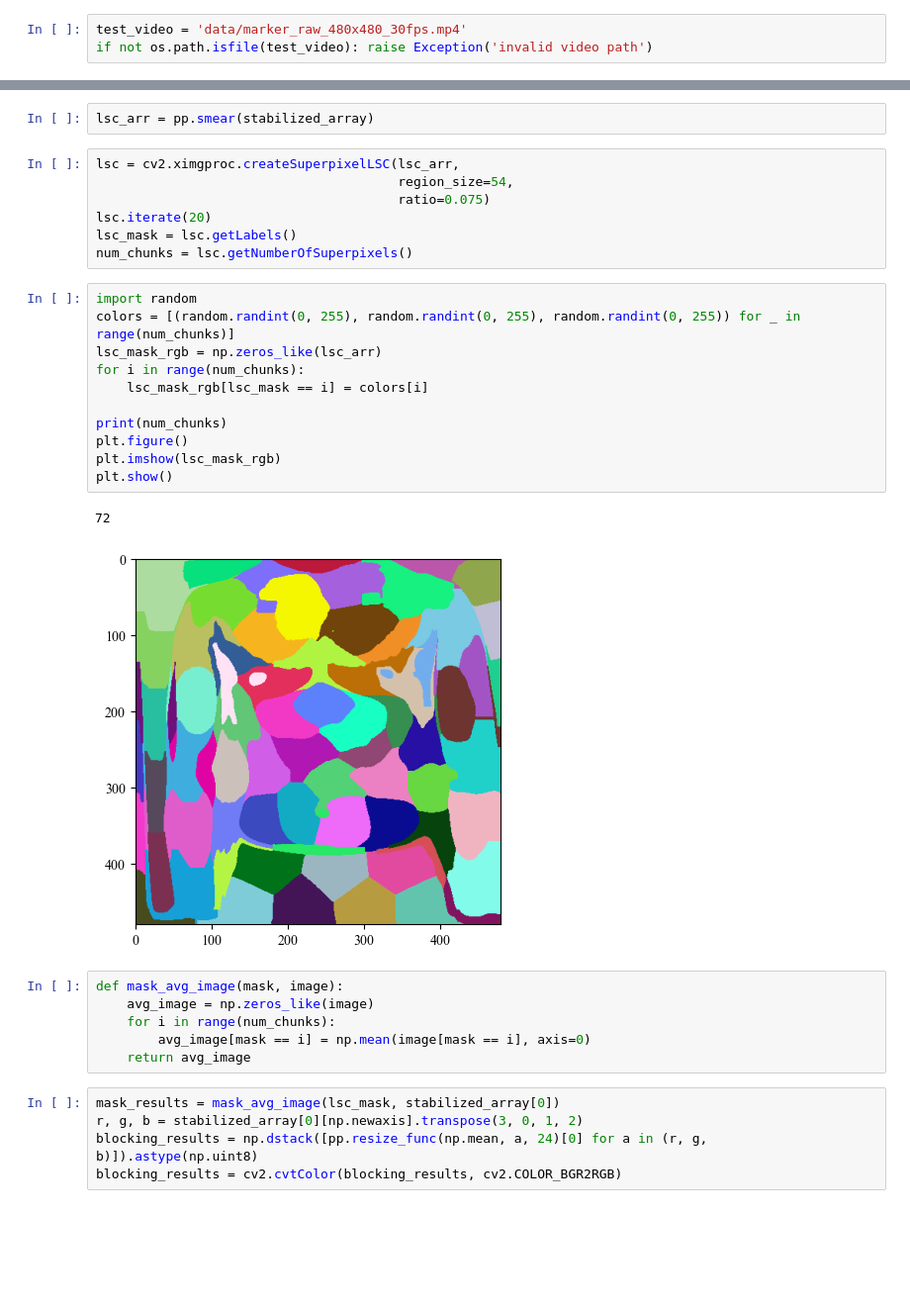
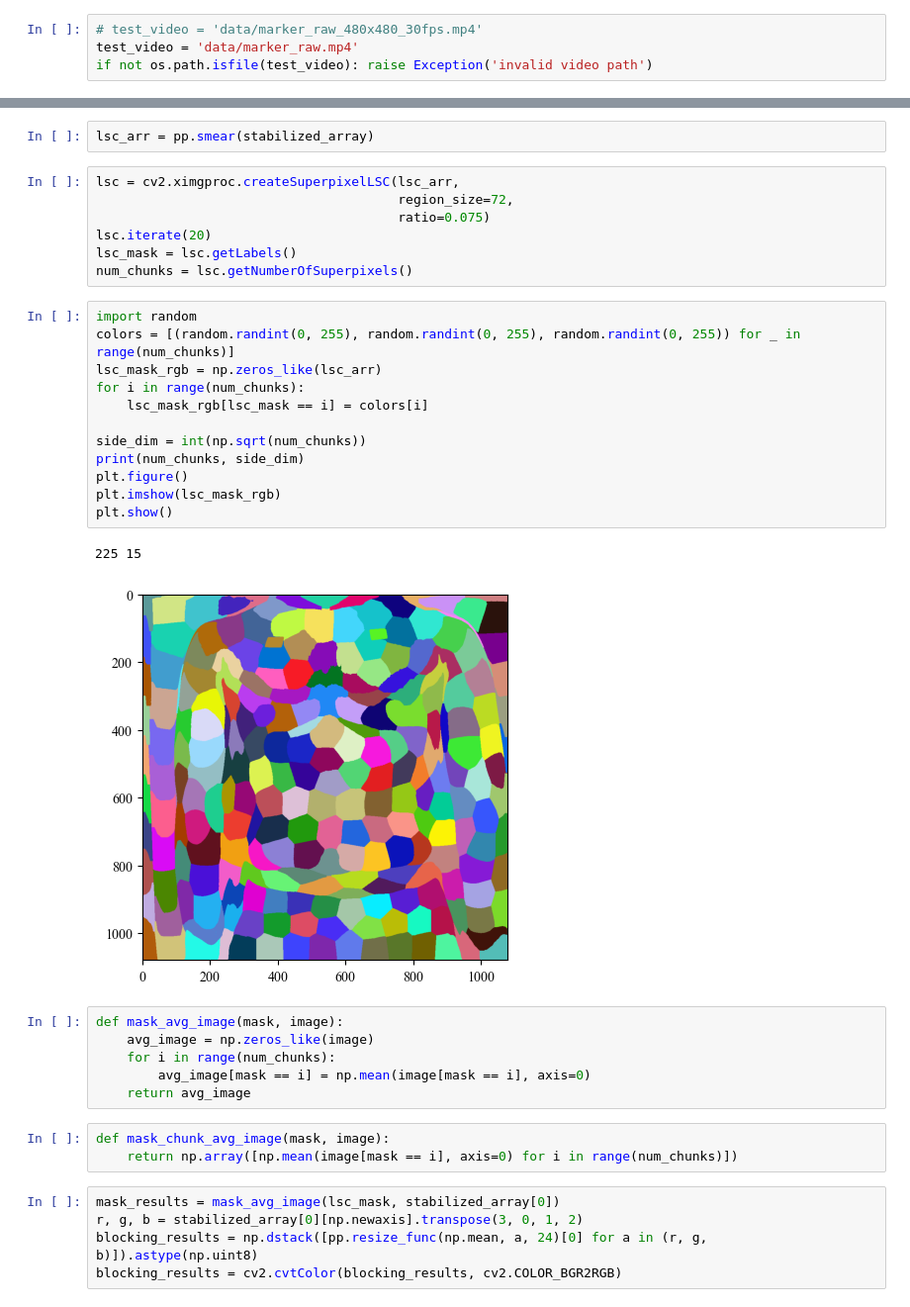
Before and after one commit to tiandahuang/chest-rppg, a Jupyter notebook: signal_analysis.ipynb, the cells around one changed output, grey strips where cells are left out. Shown at 99% size. Drawn from its saved outputs; the diff is of its cells as text; blank space fills up the shorter version.

```diff
--- a/signal_analysis.ipynb
+++ b/signal_analysis.ipynb
@@ -34,7 +36,8 @@ from matplotlib import rc
 rc('font',**{'family':'serif','serif':['Times New Roman']})
 # rc('text', usetex=True)
 # %%
-test_video = 'data/marker_raw_480x480_30fps.mp4'
+# test_video = 'data/marker_raw_480x480_30fps.mp4'
+test_video = 'data/marker_raw.mp4'
 if not os.path.isfile(test_video): raise Exception('invalid video path')
 # %%
 # preprocess
@@ -59,7 +62,7 @@ ax[1].imshow(pp.smear(stabilized_array))
 lsc_arr = pp.smear(stabilized_array)
 # %%
 lsc = cv2.ximgproc.createSuperpixelLSC(lsc_arr,
-                                       region_size=54,
+                                       region_size=72,
                                        ratio=0.075)
 lsc.iterate(20)
 lsc_mask = lsc.getLabels()
@@ -67,23 +70,27 @@ num_chunks = lsc.getNumberOfSuperpixels()
 # %%
 import random
 colors = [(random.randint(0, 255), random.randint(0, 255), random.randint(0, 255)) for _ in range(num_chunks)]
 lsc_mask_rgb = np.zeros_like(lsc_arr)
 for i in range(num_chunks):
     lsc_mask_rgb[lsc_mask == i] = colors[i]
 
-print(num_chunks)
+side_dim = int(np.sqrt(num_chunks))
+print(num_chunks, side_dim)
 plt.figure()
 plt.imshow(lsc_mask_rgb)
 plt.show()
 # %% [output]
-72
+225 15
-[figure, old version]
+[figure, new version]
 # %%
 def mask_avg_image(mask, image):
     avg_image = np.zeros_like(image)
     for i in range(num_chunks):
         avg_image[mask == i] = np.mean(image[mask == i], axis=0)
     return avg_image
+# %%
+def mask_chunk_avg_image(mask, image):
+    return np.array([np.mean(image[mask == i], axis=0) for i in range(num_chunks)])
 # %%
 mask_results = mask_avg_image(lsc_mask, stabilized_array[0])
 r, g, b = stabilized_array[0][np.newaxis].transpose(3, 0, 1, 2)
```
Also changed, not shown: parts of 21 cells of this notebook, 3 other files.
